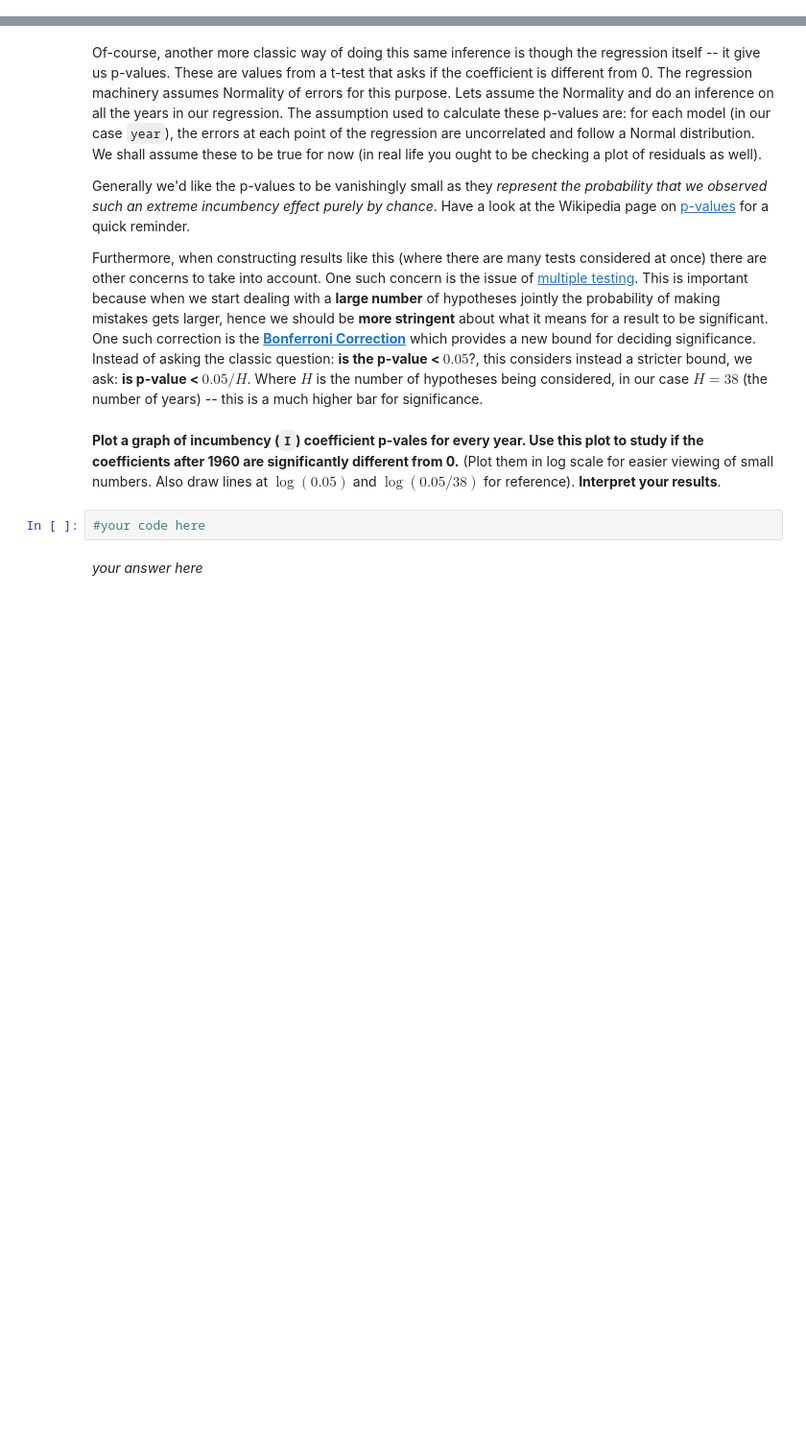
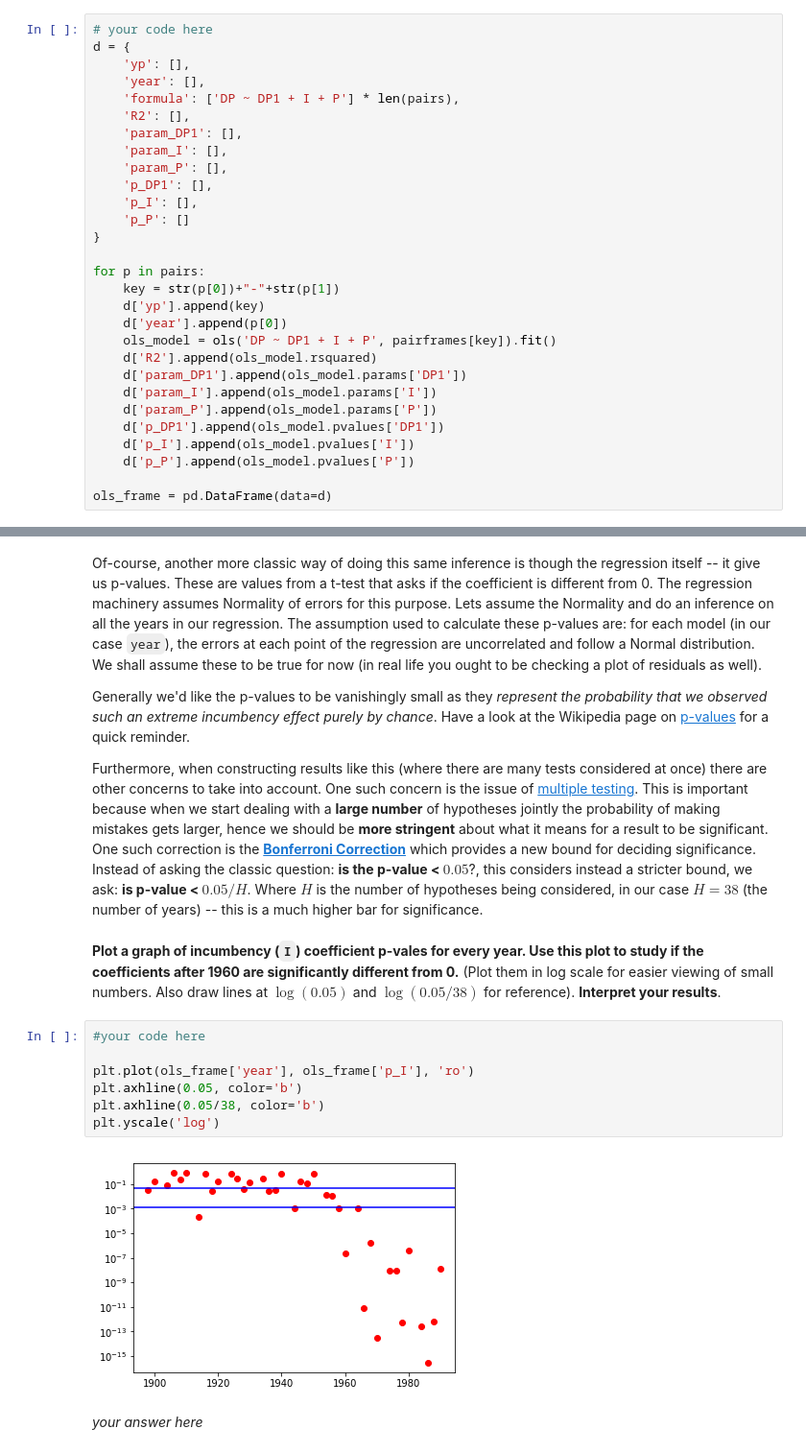
Before and after one commit to ezou20/AM_207_fall_2018, a Jupyter notebook: homeworks/AM207_HW3.ipynb, the cells around one changed output, grey strips where cells are left out. Shown: that part at 96% size. Drawn from its saved outputs; the diff is of its cells as text; blank space fills up the shorter version.

```diff
--- a/homeworks/AM207_HW3.ipynb
+++ b/homeworks/AM207_HW3.ipynb
@@ -594,5 +644,34 @@ You can see that $\beta_3$ then captures half the difference in the effect betwe
 **Present the results in a dataframe `ols_frame`. Comment on the trend in the incumbency coefficients after 1960.**
 
 (FORMAT: This dataframe has columns `yp`, the year-pair string (the keys of the dictionary of frames), the year for which we do the regression `year` (the higher year in the pair), the `formula`, which is just repeated, and the R-squared in `R2` for each regression, as well as the parameters of the regression and the p-values for the regression (for the name of the column here prefix the parameter with `p_` to denote the p-value).)
+# %%
+# your code here
+d = {
+    'yp': [],
+    'year': [],
+    'formula': ['DP ~ DP1 + I + P'] * len(pairs),
+    'R2': [],
+    'param_DP1': [],
+    'param_I': [],
+    'param_P': [],
+    'p_DP1': [],
+    'p_I': [],
+    'p_P': []
+}
+
+for p in pairs:
+    key = str(p[0])+"-"+str(p[1])
+    d['yp'].append(key)
+    d['year'].append(p[0])
+    ols_model = ols('DP ~ DP1 + I + P', pairframes[key]).fit()
+    d['R2'].append(ols_model.rsquared)
+    d['param_DP1'].append(ols_model.params['DP1'])
+    d['param_I'].append(ols_model.params['I'])
+    d['param_P'].append(ols_model.params['P'])
+    d['p_DP1'].append(ols_model.pvalues['DP1'])
+    d['p_I'].append(ols_model.pvalues['I'])
+    d['p_P'].append(ols_model.pvalues['P'])
+
+ols_frame = pd.DataFrame(data=d)
 # %%
 # your code here
@@ -618,8 +735,15 @@ Generally we'd like the p-values to be vanishingly small as they *represent the
 Furthermore, when constructing results like this (where there are many tests considered at once) there are other concerns to take into account. One such concern is the issue of [multiple testing](https://en.wikipedia.org/wiki/Multiple_comparisons_problem). This is important because when we start dealing with a **large number** of hypotheses jointly the probability of making mistakes gets larger, hence we should be **more stringent** about what it means for a result to be significant. One such correction is the [**Bonferroni Correction**](https://en.wikipedia.org/wiki/Bonferroni_correction) which provides a new bound for deciding significance. Instead of asking the classic question: **is the p-value < $0.05$**?, this considers instead a stricter bound, we ask: **is p-value < $0.05/H$**. Where $H$ is the number of hypotheses being considered, in our case $H = 38$ (the number of years) -- this is a much higher bar for significance.
 # %% [markdown]
 **Plot a graph of incumbency (`I`) coefficient p-vales for every year. Use this plot to study if the coefficients after 1960 are significantly different from 0.** (Plot them in log scale for easier viewing of small numbers. Also draw lines at $\log(0.05)$ and $\log(0.05/38)$ for reference). **Interpret your results**.
-# %%
-#your code here
+# %%
+#your code here
+
+plt.plot(ols_frame['year'], ols_frame['p_I'], 'ro')
+plt.axhline(0.05, color='b')
+plt.axhline(0.05/38, color='b')
+plt.yscale('log')
+# %% [output]
+[figure, added]
 # %% [markdown]
 *your answer here*
 # %% [markdown]
```
Also changed, not shown: parts of 24 cells of this notebook.
